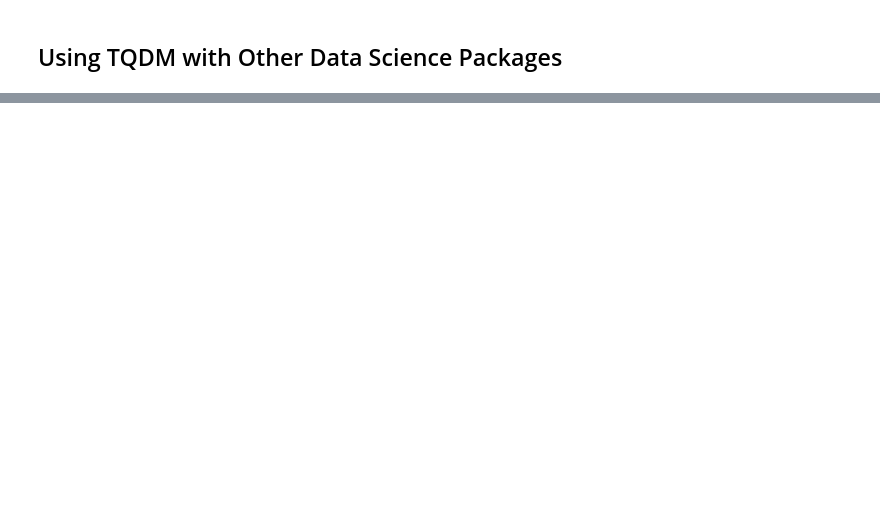
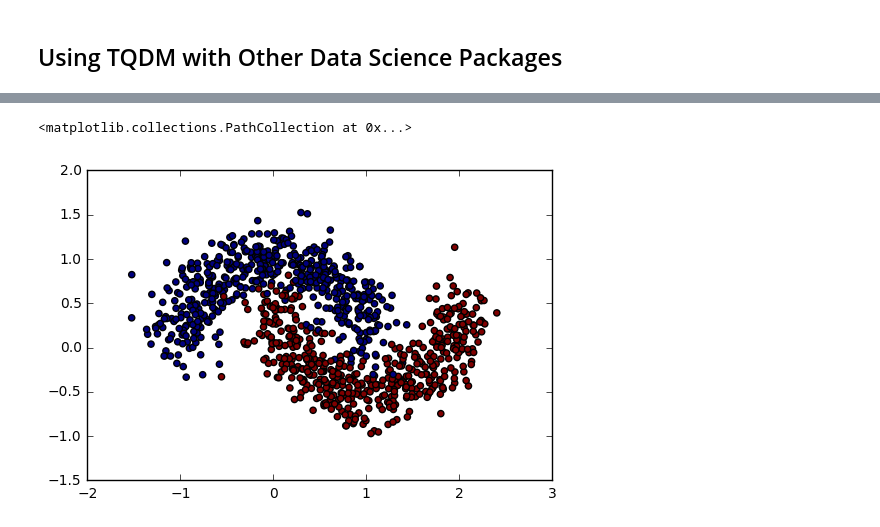
Before and after one commit to jakechen/tqdm_datasci_tutorial, a Jupyter notebook: tqdm_demo.ipynb, the cells around one changed output, grey strips where cells are left out. Drawn from its saved outputs; the diff is of its cells as text; code cells hidden in the pictures; blank space fills up the shorter version.

```diff
--- a/tqdm_demo.ipynb
+++ b/tqdm_demo.ipynb
@@ -33,8 +38,11 @@ As you can see, in Jupyter Notebook tqdm creates a one-line progress bar that sh
 # %%
-# remove nulls from
-evens = []
-for x in tqdm(range(100000)):
+# pick out even numbers
+import numpy as np
+nums = np.arange(100)
+evens = np.empty_like([])
+for x in tqdm(nums):
     if x%2==0:
-        evens.append(x)
+        evens = np.append(evens, x)
+    time.sleep(0.01)
 print evens[:50]
 # %% [output]
@@ -41,0 +55,10 @@ print evens[:50]
+# %%
+# pick out even numbers in a matrix
+mat = np.arange(100).reshape([5,20])
+evens = np.empty_like([])
+for i1 in tqdm(range(mat.shape[0])):
+    for i2 in tqdm(range(mat.shape[1])):
+        if mat[i1,i2]==0:
+            evens = np.append(evens, x)
+        time.sleep(0.01)
+print evens[:50]
@@ -41,0 +69,13 @@ print evens[:50]
+# %%
+# pick out even numbers from a 5x20 matrix this time
+from tqdm import tqdm_notebook
+mat = np.arange(100).reshape([5,20])
+evens = np.empty_like([])
+for i1 in tqdm_notebook(range(mat.shape[0])):
+    for i2 in tqdm_notebook(range(mat.shape[1]), leave=False):
+    # the leave=False argument overwrites the nested loop each time
+        x = mat[i1,i2]
+        if x%2==0:
+            evens = np.append(evens, x)
+        time.sleep(0.01)
+print evens[:50]
@@ -41,0 +141,7 @@ print evens[:50]
+# %%
+# create a dummy dataset
+X, y = make_moons(1000, noise=0.2, random_state=123)
+plt.scatter([x[0] for x in X], [x[1] for x in X], c=y)
+# %% [output]
+<matplotlib.collections.PathCollection at 0x...>
+[figure, added]
```
Also changed, not shown: parts of 23 cells of this notebook.
